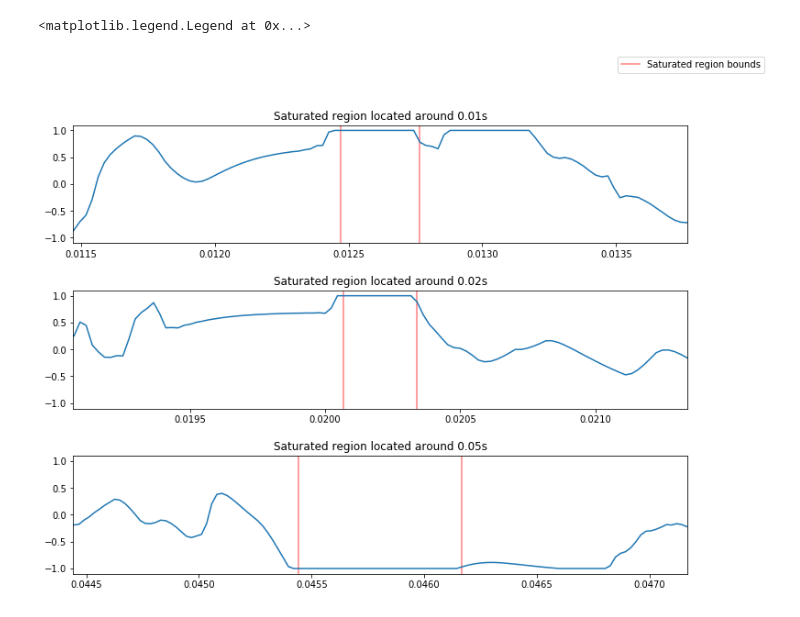
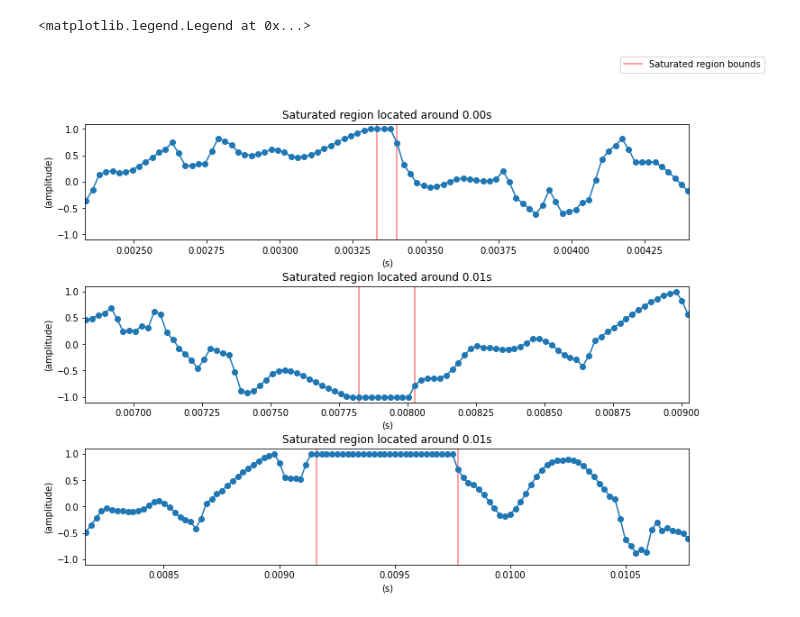
Before and after one commit to MTG/essentia, a Jupyter notebook: src/examples/python/tutorial_audioproblems_saturationdetector.ipynb, the cells around one changed output. Cells and saved outputs as stored; diff of their text form; code cells hidden in the pictures.

```diff
--- a/src/examples/python/tutorial_audioproblems_saturationdetector.ipynb
+++ b/src/examples/python/tutorial_audioproblems_saturationdetector.ipynb
@@ -0,0 +20,11 @@
+# %%
+sr = 44100
+
+audio_file = "../../../test/audio/recorded/distorted.wav"
+audio = MonoLoader(filename=audio_file, sampleRate=sr)()
+
+time = np.arange(len(audio)) / sr
+plt.plot(time, audio)
+plt.ylabel("(amplitude)")
+plt.xlabel("(s)")
+plt.title("Saturated audio")
@@ -62,7 +67,0 @@ In this example, we feed a very noisy clip into the algorithm and show a couple
-# %%
-fs = 44100.
-
-audio_dir = '../../audio/'
-audio = es.MonoLoader(filename='{}/{}'.format(audio_dir,
-                      'recorded/distorted.wav'),
-                      sampleRate=fs)()
@@ -73,22 +68,21 @@ Audio(audio, rate=fs)
 # %%
-starts, ends = compute(audio)
+# Plot the first three saturated regions.
+n = 3
+fig, ax = plt.subplots(n)
+plt.subplots_adjust(hspace=0.4)
 
+for idx in range(3):
+    l1 = ax[idx].axvline(starts[idx], color="r", alpha=0.5)
+    ax[idx].axvline(ends[idx], color="r", alpha=0.5)
+    ax[idx].plot(time, audio, marker="o")
+    ax[idx].set_xlim([starts[idx] - 0.001, ends[idx] + 0.001])
+    ax[idx].set_title("Saturated region located around {:.2f}s"\
+        .format(np.mean([ends[idx], starts[idx]])))
+    ax[idx].set_ylabel("(amplitude)")
+    ax[idx].set_xlabel("(s)")
 
-times = np.linspace(0, len(audio) / float(fs), len(audio))
-
-random_indexes = [3, 12, 31]
-
-fig, ax = plt.subplots(len(random_indexes))
-plt.subplots_adjust(hspace=.4)
-for idx, ridx in enumerate(random_indexes):
-    l1 = ax[idx].axvline(starts[ridx], color='r', alpha=.5)
-    ax[idx].axvline(ends[ridx], color='r', alpha=.5)
-    ax[idx].plot(times, audio)
-    ax[idx].set_xlim([starts[ridx] - .001, ends[ridx] + .001])
-    ax[idx].set_title('Saturated region located around {:.2f}s'.format(np.mean([ends[ridx], starts[ridx]])))
-
-l1.set_label('Saturated region bounds')
+l1.set_label("Saturated region bounds")
 fig.legend()
 # %% [output]
 <matplotlib.legend.Legend at 0x...>
-[figure, old version]
+[figure, new version]
```
Also changed, not shown: parts of 13 cells of this notebook.
